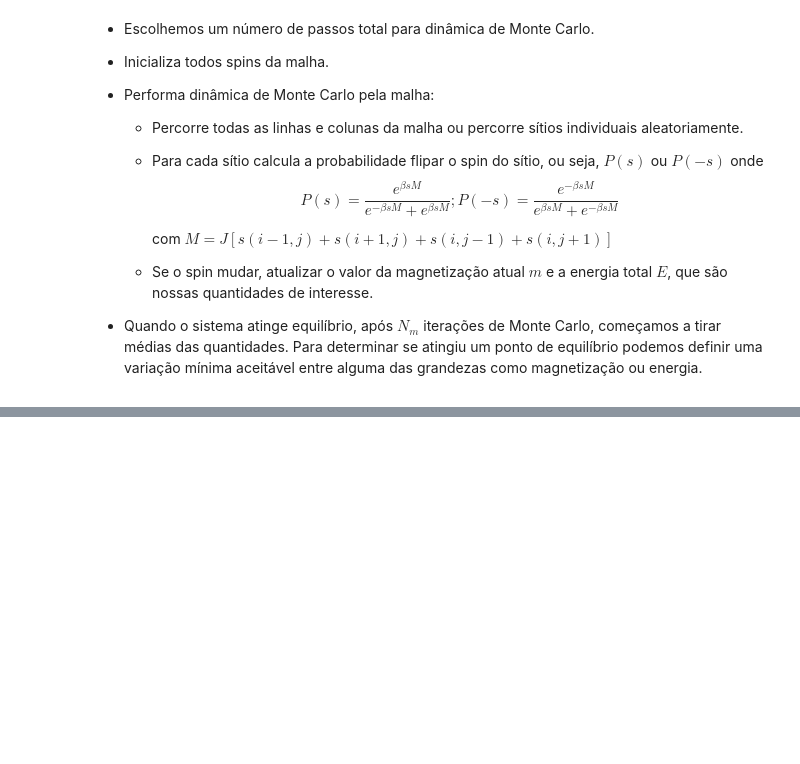
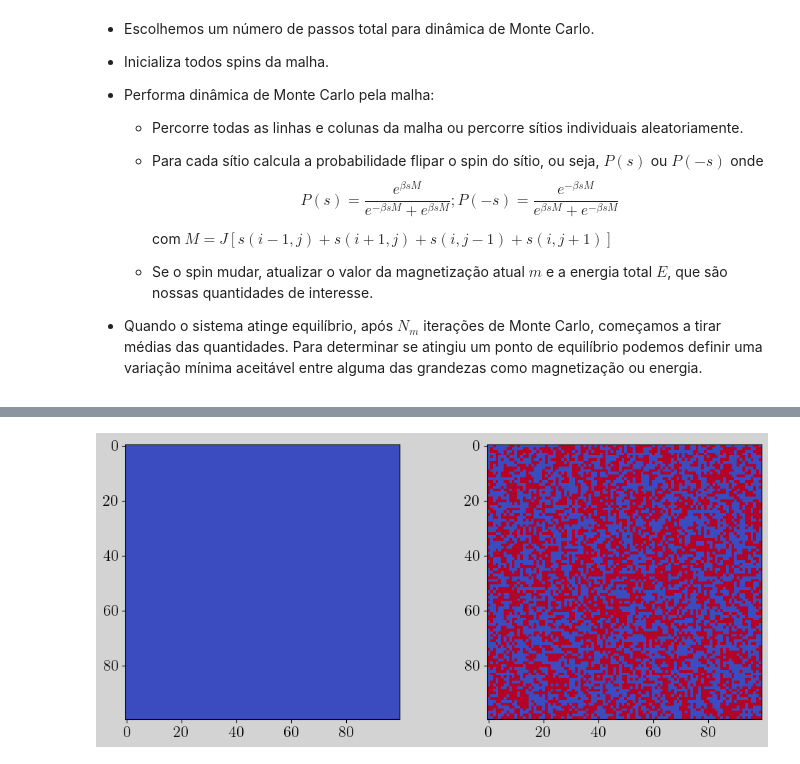
Before and after one commit to jeftersantiago/mec_estat_comp, a Jupyter notebook: projeto5/src/Projeto 5.ipynb, the cells around one changed output, grey strips where cells are left out. Drawn from its saved outputs; the diff is of its cells as text; code cells hidden in the pictures; blank space fills up the shorter version.

```diff
--- a/projeto5/src/Projeto 5.ipynb
+++ b/projeto5/src/Projeto 5.ipynb
@@ -93,0 +133,6 @@ P(-s) = \frac{e^{-\beta s \hat{H}_m}}{e^{-\beta s \hat{H}_m}  + e^{\beta s \hat{
+# %%
+fig = plot_configuration("./saidas/tarefa-1/saida-L100-b3.dat", "saidas/tarefa-1/saida-L100-b01.dat")
+plt.savefig("graficos/tarefa-1/graf-configuracao-L100.png", dpi = DPi, bbox_inches = 'tight')
+plt.show()
+# %% [output]
+[figure, added]
```
Also changed, not shown: parts of 8 cells of this notebook, 10 other files.
